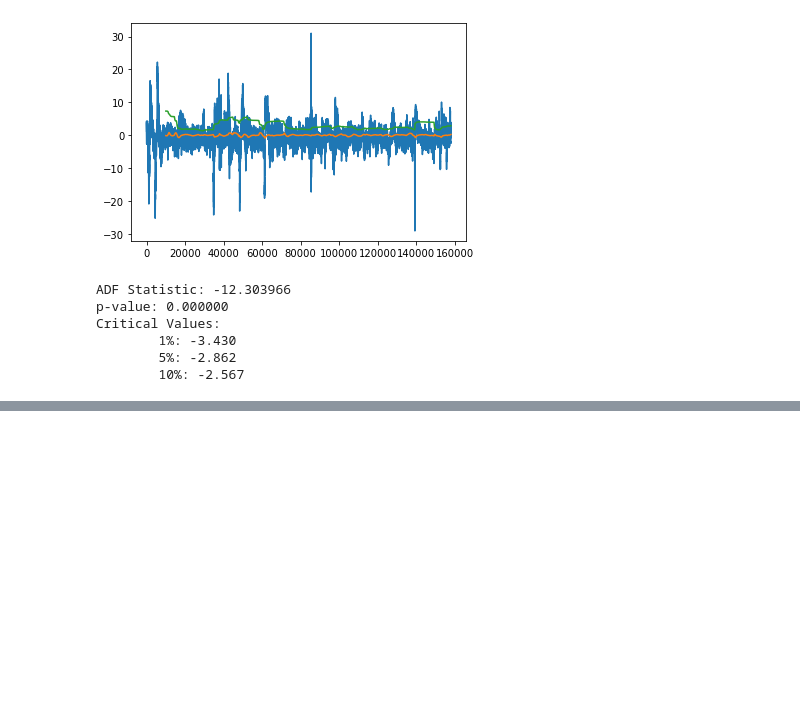
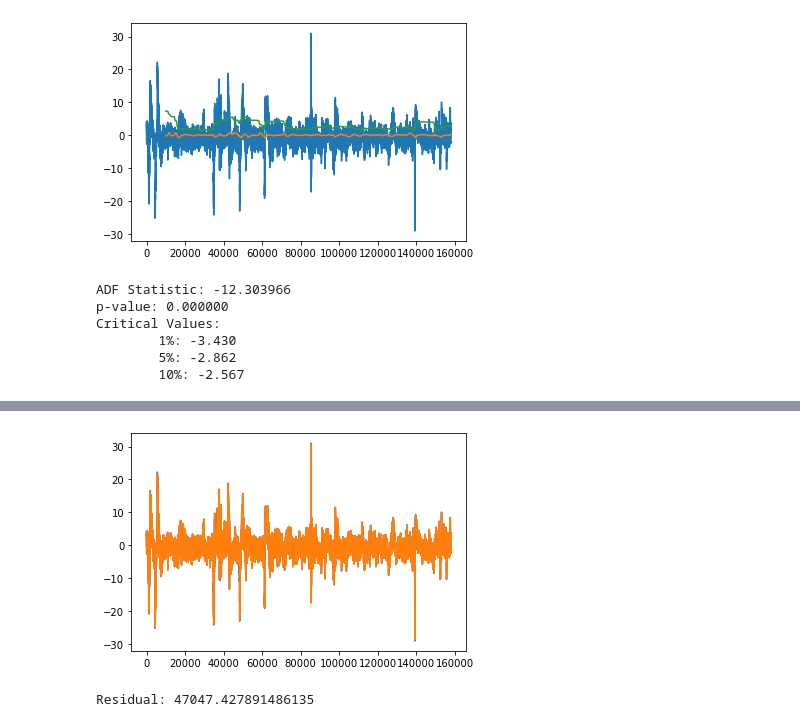
Before and after one commit to ishanchadha01/eeg-ml, a Jupyter notebook: project/arhmm/arima.ipynb, the cells around one changed output, grey strips where cells are left out. Cells and saved outputs as stored; diff of their text form; code cells hidden in the pictures; blank space fills up the shorter version.

```diff
--- a/project/arhmm/arima.ipynb
+++ b/project/arhmm/arima.ipynb
@@ -73,0 +107,10 @@ Critical Values:
+# %%
+arma_model = ARIMA(amplified_data, order=(2,1,700))
+arma_results = ar_model.fit(disp=True)
+plt.plot(amplified_data)
+plt.plot(arma_results.fittedvalues)
+plt.show()
+print(f"Residual: {sum((ar_results.fittedvalues - amplified_data)**2)}")
+# %% [output]
+[figure, added]
+Residual: 47047.427891486135
```
Also changed, not shown: parts of 4 cells of this notebook.
